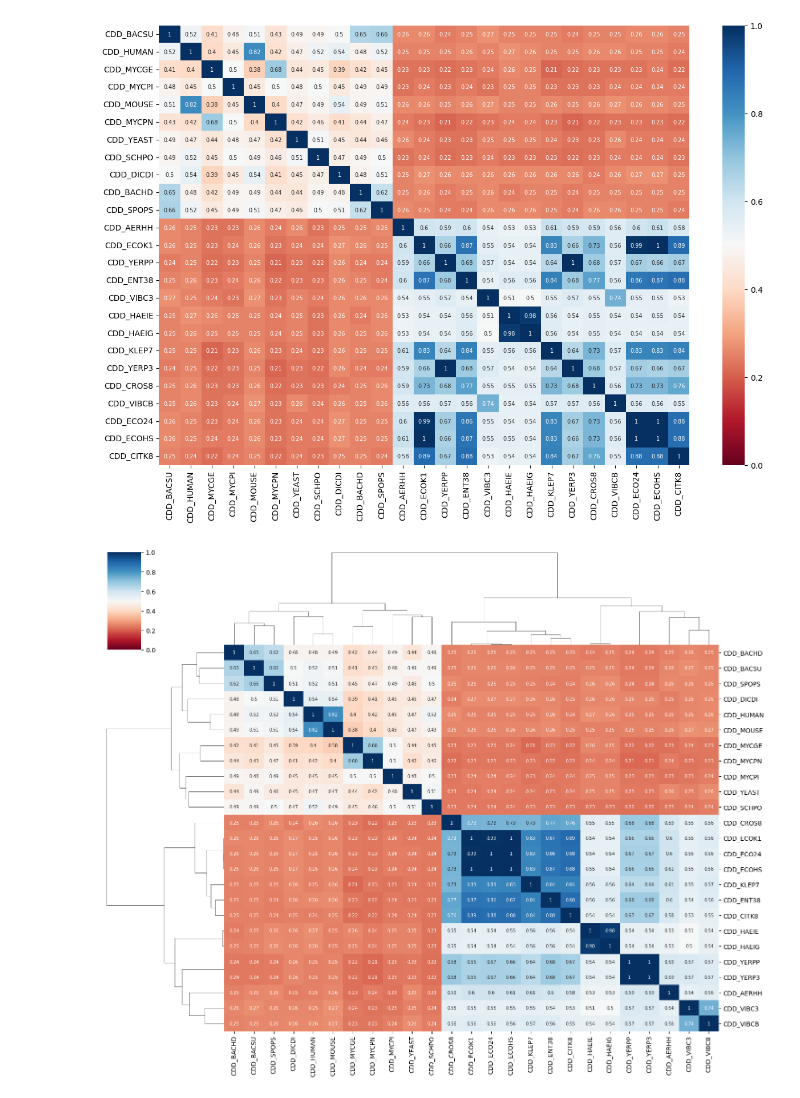
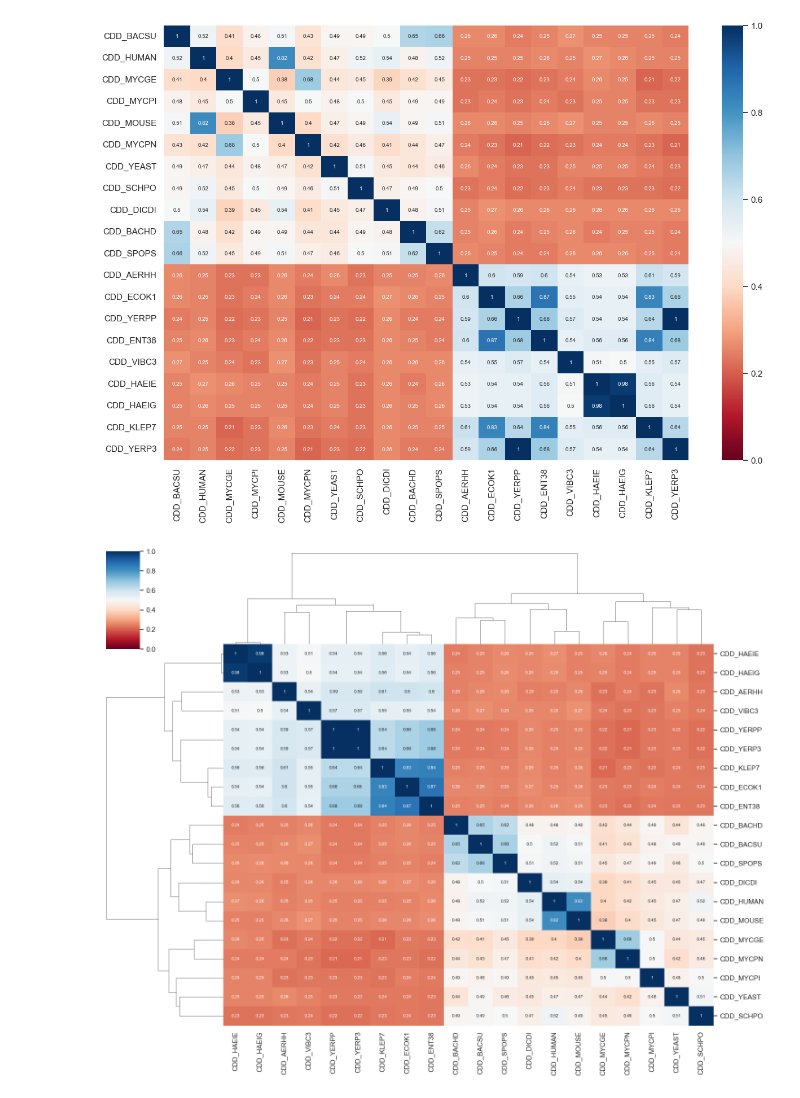
Before and after one commit to txdas/biotech, a Jupyter notebook: notebook/GEA/1.gea_cell.ipynb, the cells around one changed output. Cells and saved outputs as stored; diff of their text form; code cells hidden in the pictures.

```diff
--- a/notebook/GEA/1.gea_cell.ipynb
+++ b/notebook/GEA/1.gea_cell.ipynb
@@ -4,14 +4,22 @@ import pandas as pd
 import subprocess
 from Bio import pairwise2
 import tqdm
+import random
+
+random.seed(42)
 tlp = "/Users/john/data/deaminase/{}"
 df = pd.read_json(tlp.format("index_af.json"),lines=True)
-limit =25
+sdf = pd.read_json(tlp.format("index.json"),lines=True)[["accession","name","interpro"]]
+sdf.rename(columns={"accession":"uniprotAccession","name":"pfam"},inplace=True)
+df = pd.merge(df,sdf,on="uniprotAccession")
+limit =20
 sequences=[ s for s in df["uniprotSequence"].values][:limit]
 accessions=[ s for s in df["uniprotAccession"].values][:limit]
+mpfam=dict([(v[1].uniprotId,v[1].pfam) for v in df[:limit].iterrows()])
 # 初始化相似度矩阵
 n = len(sequences)
 gnames=[v for v in df["uniprotId"].values][:limit]
+
 
 def simseq(i, j):
     s1, s2 =sequences[i],sequences[j]
@@ -33,6 +41,11 @@ def simpdb(i, j):
             return line.strip().split()[1]
     return 0
 
+def color_mapping(pfam):
+    # 将病毒属映射到不同的颜色
+    # 这里使用一个简单的随机颜色方案，你也可以使用其他更复杂的方案
+    return "#{:06x}".format(random.randint(0, 0xFFFFFF))
+
 
 
 similarity_matrix = np.zeros((n, n))
@@ -47,6 +60,10 @@ for i in tqdm.tqdm(range(n)):
             similarity_matrix[i, j] = similarity
             similarity_matrix[j, i] = similarity
 
+# 创建pfam与颜色的映射关系
+pfam_colors = {pfam: color_mapping(pfam) for pfam in set(mpfam.values()) if pfam}
+unipro_colors={k:pfam_colors[mpfam[k]] for k in mpfam }
+
 # 打印相似度矩阵
 correlations = pd.DataFrame(data={gnames[i]:similarity_matrix[:][i] for i, g in enumerate(gnames)})
 correlations.index=gnames
@@ -73,17 +89,36 @@ correlations
 # %%
 import matplotlib.pyplot as plt
 import seaborn as sns
 import numpy as np
+
 plt.figure(figsize=(15,10))
-sns.heatmap(round(correlations,2), cmap='RdBu', annot=True,
-            annot_kws={"size": 7}, vmin=0, vmax=1);
+ax = sns.heatmap(round(correlations,2), cmap='RdBu', annot=True,
+            annot_kws={"size": 7}, vmin=0, vmax=1)
+
+# sns.set(style='white')
+# fig, ax = plt.subplots(figsize=(12, 9))
+# # fig, ax = plt.subplots()
+# sns.heatmap(round(correlations,2), cmap='RdBu', annot=True,
+#             annot_kws={"size": 5}, vmin=0, vmax=1, cbar=True)
+for xtick in ax.get_xticklabels():
+    xtick.horizontalalignment="left"
+#     color = unipro_colors[xtick._text]
+#     xtick.set_backgroundcolor(color)
+for ytick in ax.get_yticklabels():
+    ytick.horizontalalignment="left"
+# ax.set_yticklabels(ax.get_yticklabels(), rotation=0)
+# plt.yticks(rotation=0, ha='left')  # 确保标签左对齐
+# plt.subplots_adjust(left=0.3)
+# plt.yticks(rotation=0, ha='left')
+
+plt.show()
 # %% [output]
-[figure, old version]
+[figure, new version]
 # %%
 sns.clustermap(correlations, method="complete", cmap='RdBu', annot=True,
                annot_kws={"size": 7}, vmin=0, vmax=1, figsize=(15,12));
 # %% [output]
-[figure, old version]
+[figure, new version]
 # %%
 import matplotlib.pyplot as plt
 import numpy as np
```
Also changed, not shown: parts of 6 cells of this notebook, 5 other files.
